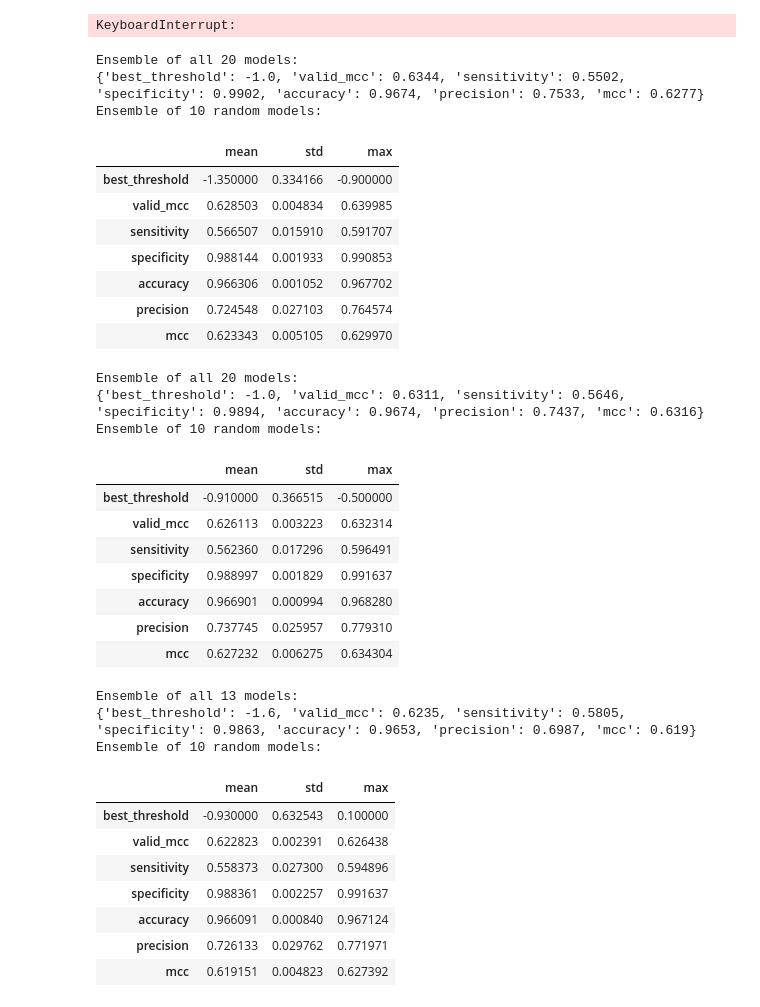
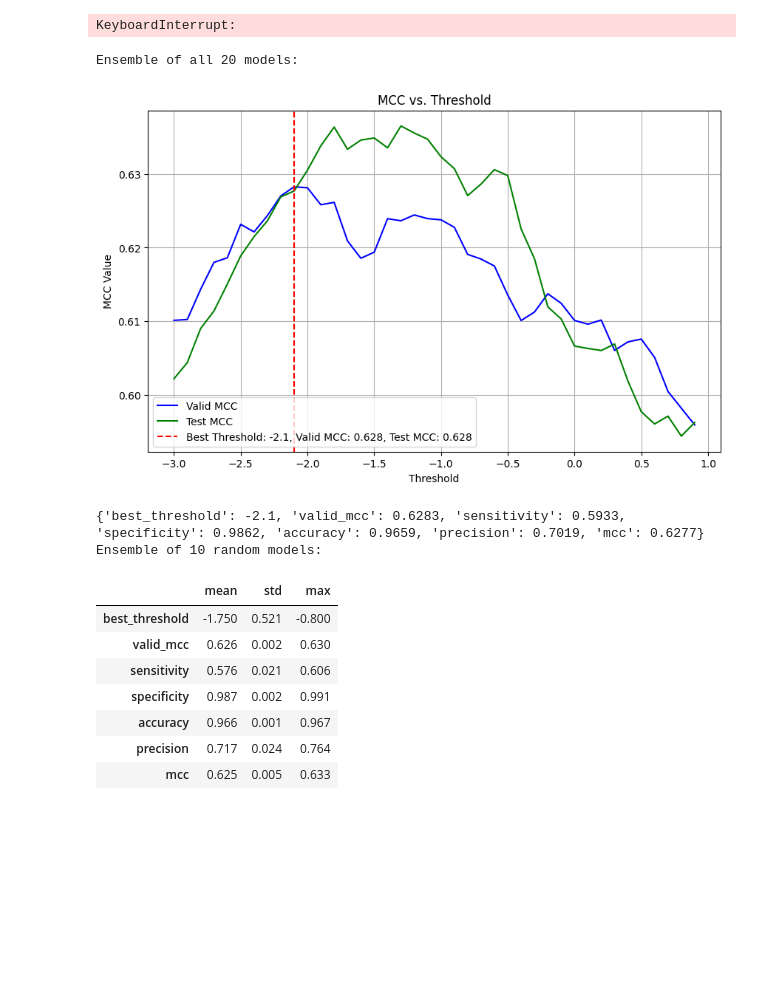
Before and after one commit to dlwocks31/atpbind, a Jupyter notebook: rus/mean_ensemble_csv.ipynb, the cells around one changed output. Cells and saved outputs as stored; diff of their text form; code cells hidden in the pictures; blank space fills up the shorter version.

```diff
--- a/rus/mean_ensemble_csv.ipynb
+++ b/rus/mean_ensemble_csv.ipynb
@@ -127,44 +139,17 @@ summarize_prefix('v001', n=10)
 Ensemble of all 20 models:
 KeyboardInterrupt:
 # %%
-summarize_prefix('v002', n=10)
+summarize_prefix(['v006'], n=10, plot=True)
 # %% [output]
 Ensemble of all 20 models:
-{'best_threshold': -1.0, 'valid_mcc': 0.6344, 'sensitivity': 0.5502, 'specificity': 0.9902, 'accuracy': 0.9674, 'precision': 0.7533, 'mcc': 0.6277}
-Ensemble of 10 random models:
+[figure, added]
+{'best_threshold': -2.1, 'valid_mcc': 0.6283, 'sensitivity': 0.5933, 'specificity': 0.9862, 'accuracy': 0.9659, 'precision': 0.7019, 'mcc': 0.6277}
+Ensemble of 10 random models:
 |  | mean | std | max |
-| best_threshold | -1.350000 | 0.334166 | -0.900000 |
-| valid_mcc | 0.628503 | 0.004834 | 0.639985 |
-| sensitivity | 0.566507 | 0.015910 | 0.591707 |
-| specificity | 0.988144 | 0.001933 | 0.990853 |
-| accuracy | 0.966306 | 0.001052 | 0.967702 |
-| precision | 0.724548 | 0.027103 | 0.764574 |
-| mcc | 0.623343 | 0.005105 | 0.629970 |
+| best_threshold | -1.750 | 0.521 | -0.800 |
+| valid_mcc | 0.626 | 0.002 | 0.630 |
+| sensitivity | 0.576 | 0.021 | 0.606 |
+| specificity | 0.987 | 0.002 | 0.991 |
+| accuracy | 0.966 | 0.001 | 0.967 |
+| precision | 0.717 | 0.024 | 0.764 |
+| mcc | 0.625 | 0.005 | 0.633 |
-# %%
-summarize_prefix('v003', n=10)
-# %% [output]
-Ensemble of all 20 models:
-{'best_threshold': -1.0, 'valid_mcc': 0.6311, 'sensitivity': 0.5646, 'specificity': 0.9894, 'accuracy': 0.9674, 'precision': 0.7437, 'mcc': 0.6316}
-Ensemble of 10 random models:
-|  | mean | std | max |
-| best_threshold | -0.910000 | 0.366515 | -0.500000 |
-| valid_mcc | 0.626113 | 0.003223 | 0.632314 |
-| sensitivity | 0.562360 | 0.017296 | 0.596491 |
-| specificity | 0.988997 | 0.001829 | 0.991637 |
-| accuracy | 0.966901 | 0.000994 | 0.968280 |
-| precision | 0.737745 | 0.025957 | 0.779310 |
-| mcc | 0.627232 | 0.006275 | 0.634304 |
-# %%
-summarize_prefix('v004', n=10)
-# %% [output]
-Ensemble of all 13 models:
-{'best_threshold': -1.6, 'valid_mcc': 0.6235, 'sensitivity': 0.5805, 'specificity': 0.9863, 'accuracy': 0.9653, 'precision': 0.6987, 'mcc': 0.619}
-Ensemble of 10 random models:
-|  | mean | std | max |
-| best_threshold | -0.930000 | 0.632543 | 0.100000 |
-| valid_mcc | 0.622823 | 0.002391 | 0.626438 |
-| sensitivity | 0.558373 | 0.027300 | 0.594896 |
-| specificity | 0.988361 | 0.002257 | 0.991637 |
-| accuracy | 0.966091 | 0.000840 | 0.967124 |
-| precision | 0.726133 | 0.029762 | 0.771971 |
-| mcc | 0.619151 | 0.004823 | 0.627392 |
```
Also changed, not shown: parts of 16 cells of this notebook, 8 other files.
